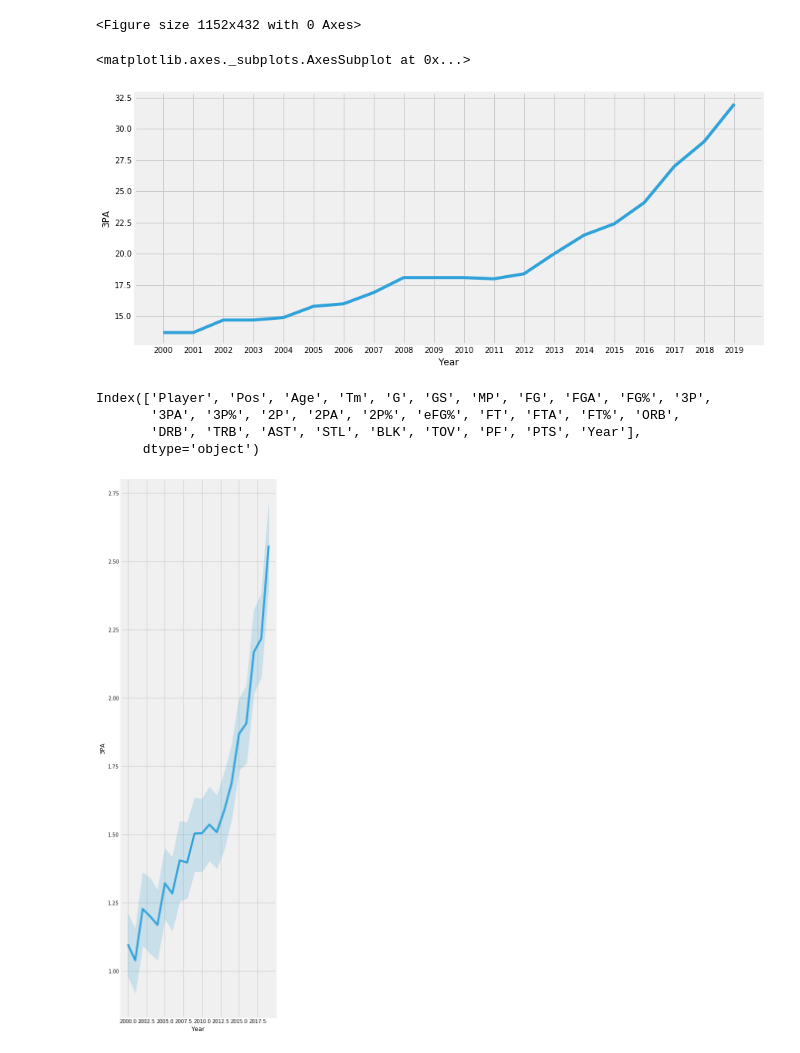
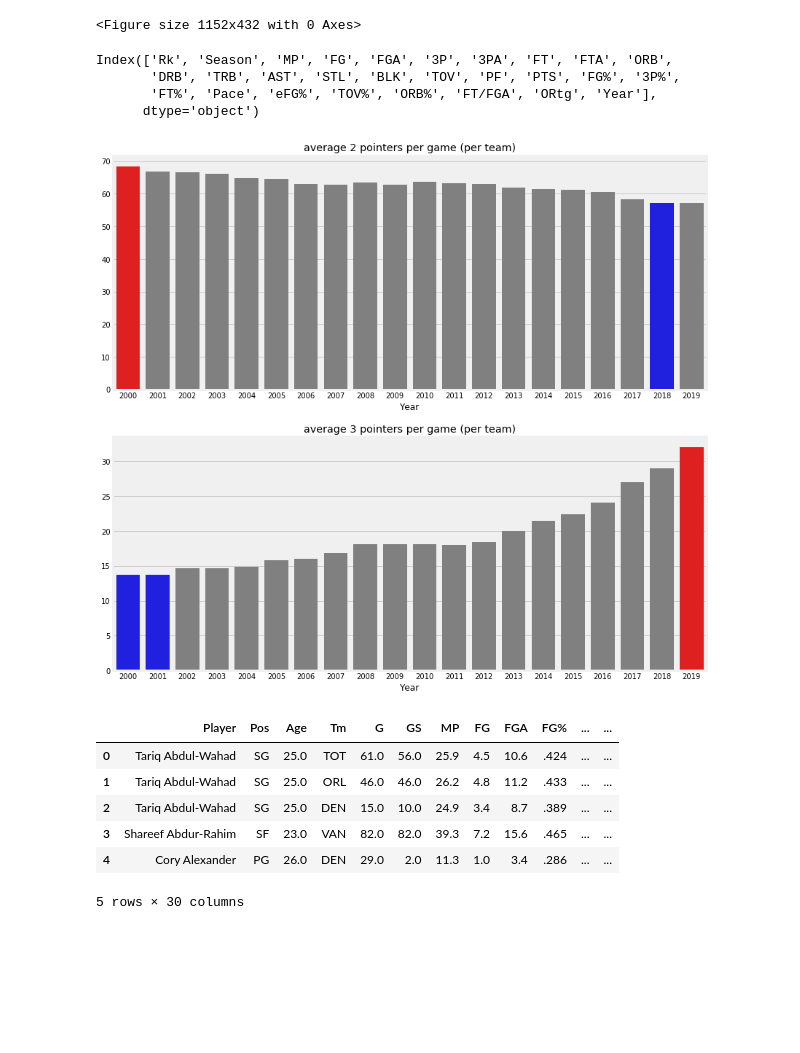
Before and after one commit to oerdal/cse163NBA, a Jupyter notebook: Shot Data Viz.ipynb, the cells around one changed output. Drawn from its saved outputs; the diff is of its cells as text; code cells hidden in the pictures; blank space fills up the shorter version.

```diff
--- a/Shot Data Viz.ipynb
+++ b/Shot Data Viz.ipynb
@@ -88,20 +78,41 @@ plt.figure(figsize=(16,6))
 # %% [output]
 <Figure size 1152x432 with 0 Axes>
 <Figure size 1152x432 with 0 Axes>
-# %%
-plt.figure(figsize=(13, 6))
-sns.lineplot(x='Year', y='3PA', data=league_data, palette=five_thirty_eight)
-# %% [output]
-<matplotlib.axes._subplots.AxesSubplot at 0x...>
-[figure, removed]
+# %%
+league_data.columns
+# %% [output]
+Index(['Rk', 'Season', 'MP', 'FG', 'FGA', '3P', '3PA', 'FT', 'FTA', 'ORB',
+       'DRB', 'TRB', 'AST', 'STL', 'BLK', 'TOV', 'PF', 'PTS', 'FG%', '3P%',
+       'FT%', 'Pace', 'eFG%', 'TOV%', 'ORB%', 'FT/FGA', 'ORtg', 'Year'],
+      dtype='object')
+# %%
+league_data['2PA'] = league_data['FGA'] - league_data['3PA']
+def plot_twos_and_threes_teams(league_data):
+    fig, [ax1, ax2] = plt.subplots(2, figsize=(13,13))
+    ax1.title.set_text("average 2 pointers per game (per team)")
+    league_twos = league_data.groupby('Year')['2PA'].mean()
+    clrs = ['grey' if (x < max(league_twos) and x > min(league_twos)) else 'blue' if (x == min(league_twos)) else 'red' for x in league_twos]
+    sns.barplot(x=league_twos.index, y=league_twos.values, palette=clrs, ax=ax1)
+
+    ax2.title.set_text("average 3 pointers per game (per team)")
+    league_threes = league_data.groupby('Year')['3PA'].mean()
+    clrs = ['grey' if (x < max(league_threes) and x > min(league_threes)) else 'blue' if (x == min(league_threes)) else 'red' for x in league_threes]
+    sns.barplot(x=league_threes.index, y=league_threes.values, palette=clrs, ax=ax2)
+    plt.savefig('./plots/twos_and_threes_teams.png')
+plot_twos_and_threes_teams(league_data)
+# %% [output]
+[figure, added]
 # %%
 player_data = pd.read_csv('./data/player_data.csv')
 # %%
 player_data = player_data.drop(['Rk', 'Unnamed: 0'], axis=1)
 # %%
-player_data.columns
+player_data.head()
 # %% [output]
+|  | Player | Pos | Age | Tm | G | GS | MP | FG | FGA | FG% | ... | ... |
+| 0 | Tariq Abdul-Wahad | SG | 25.0 | TOT | 61.0 | 56.0 | 25.9 | 4.5 | 10.6 | .424 | ... | ... |
+| 1 | Tariq Abdul-Wahad | SG | 25.0 | ORL | 46.0 | 46.0 | 26.2 | 4.8 | 11.2 | .433 | ... | ... |
+| 2 | Tariq Abdul-Wahad | SG | 25.0 | DEN | 15.0 | 10.0 | 24.9 | 3.4 | 8.7 | .389 | ... | ... |
+| 3 | Shareef Abdur-Rahim | SF | 23.0 | VAN | 82.0 | 82.0 | 39.3 | 7.2 | 15.6 | .465 | ... | ... |
+| 4 | Cory Alexander | PG | 26.0 | DEN | 29.0 | 2.0 | 11.3 | 1.0 | 3.4 | .286 | ... | ... |
-Index(['Player', 'Pos', 'Age', 'Tm', 'G', 'GS', 'MP', 'FG', 'FGA', 'FG%', '3P',
-       '3PA', '3P%', '2P', '2PA', '2P%', 'eFG%', 'FT', 'FTA', 'FT%', 'ORB',
-       'DRB', 'TRB', 'AST', 'STL', 'BLK', 'TOV', 'PF', 'PTS', 'Year'],
-      dtype='object')
+5 rows × 30 columns
@@ -110,7 +118,0 @@ three_pointers_by_year = player_data.groupby('Year')['3PA'].sum()
-# %%
-import numpy as np
-plt.figure(figsize=(5,20))
-sns.lineplot(x='Year', y='3PA', data=player_data)
-plt.show()
-# %% [output]
-[figure, removed]
```
Also changed, not shown: parts of 8 cells of this notebook, 32 other files.
